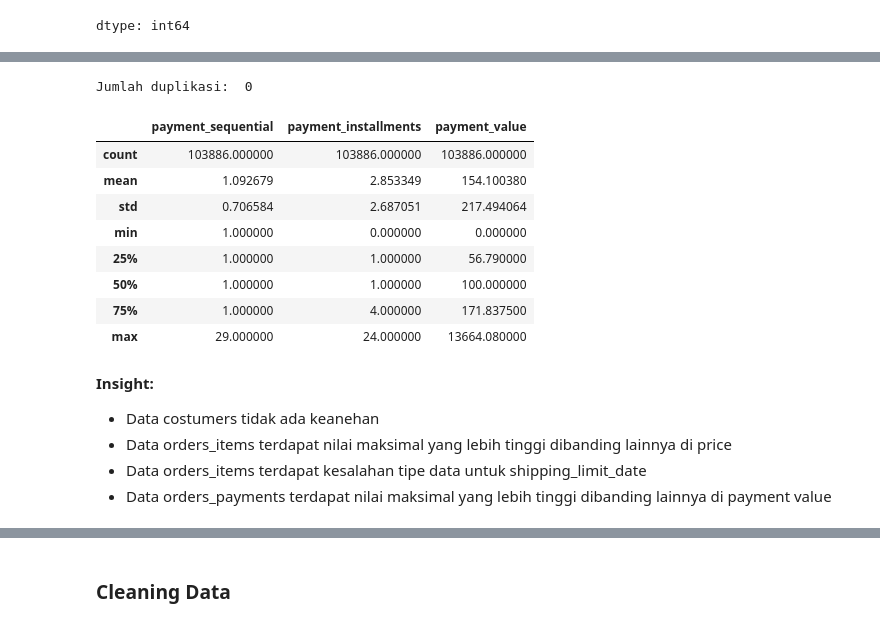
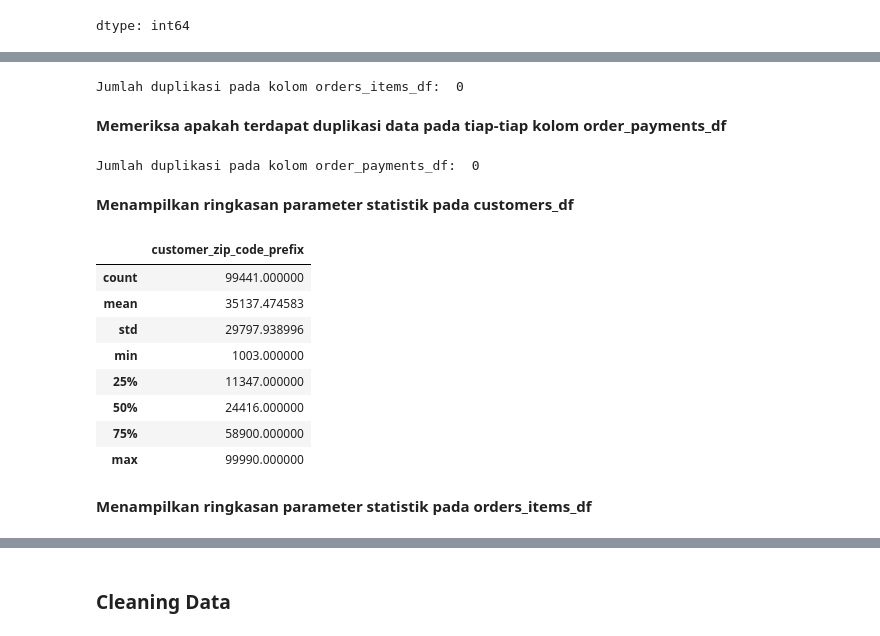
Before and after one commit to suryaadi45/Submision, a Jupyter notebook: notebook.ipynb, the cells around one changed output, grey strips where cells are left out. Saved outputs shown, nothing was run; the diff lists cells and outputs as text; code cells hidden in the pictures.

```diff
--- a/notebook.ipynb
+++ b/notebook.ipynb
@@ -170,20 +168,26 @@ dtype: int64
+# %%
+print("Jumlah duplikasi pada kolom orders_items_df: ", orders_items_df.duplicated().sum())
+# %% [output]
+Jumlah duplikasi pada kolom orders_items_df:  0
+# %% [markdown]
+**Memeriksa apakah terdapat duplikasi data pada tiap-tiap kolom order_payments_df**
 # %%
-print("Jumlah duplikasi: ", order_payments_df.duplicated().sum())
-order_payments_df.describe()
+print("Jumlah duplikasi pada kolom order_payments_df: ", order_payments_df.duplicated().sum())
 # %% [output]
-Jumlah duplikasi:  0
+Jumlah duplikasi pada kolom order_payments_df:  0
-|  | payment_sequential | payment_installments | payment_value |
-| count | 103886.000000 | 103886.000000 | 103886.000000 |
-| mean | 1.092679 | 2.853349 | 154.100380 |
-| std | 0.706584 | 2.687051 | 217.494064 |
-| min | 1.000000 | 0.000000 | 0.000000 |
-| 25% | 1.000000 | 1.000000 | 56.790000 |
-| 50% | 1.000000 | 1.000000 | 100.000000 |
-| 75% | 1.000000 | 4.000000 | 171.837500 |
-| max | 29.000000 | 24.000000 | 13664.080000 |
-# %% [markdown]
-**Insight:**
-- Data costumers tidak ada keanehan
-- Data orders_items terdapat nilai maksimal yang lebih tinggi dibanding lainnya di price
-- Data orders_items terdapat kesalahan tipe data untuk shipping_limit_date
-- Data orders_payments terdapat nilai maksimal yang lebih tinggi dibanding lainnya di payment value
+# %% [markdown]
+**Menampilkan ringkasan parameter statistik pada customers_df**
+# %%
+customers_df.describe()
+# %% [output]
+|  | customer_zip_code_prefix |
+| count | 99441.000000 |
+| mean | 35137.474583 |
+| std | 29797.938996 |
+| min | 1003.000000 |
+| 25% | 11347.000000 |
+| 50% | 24416.000000 |
+| 75% | 58900.000000 |
+| max | 99990.000000 |
+# %% [markdown]
+**Menampilkan ringkasan parameter statistik pada orders_items_df**
```
Also changed, not shown: parts of 37 cells of this notebook.
